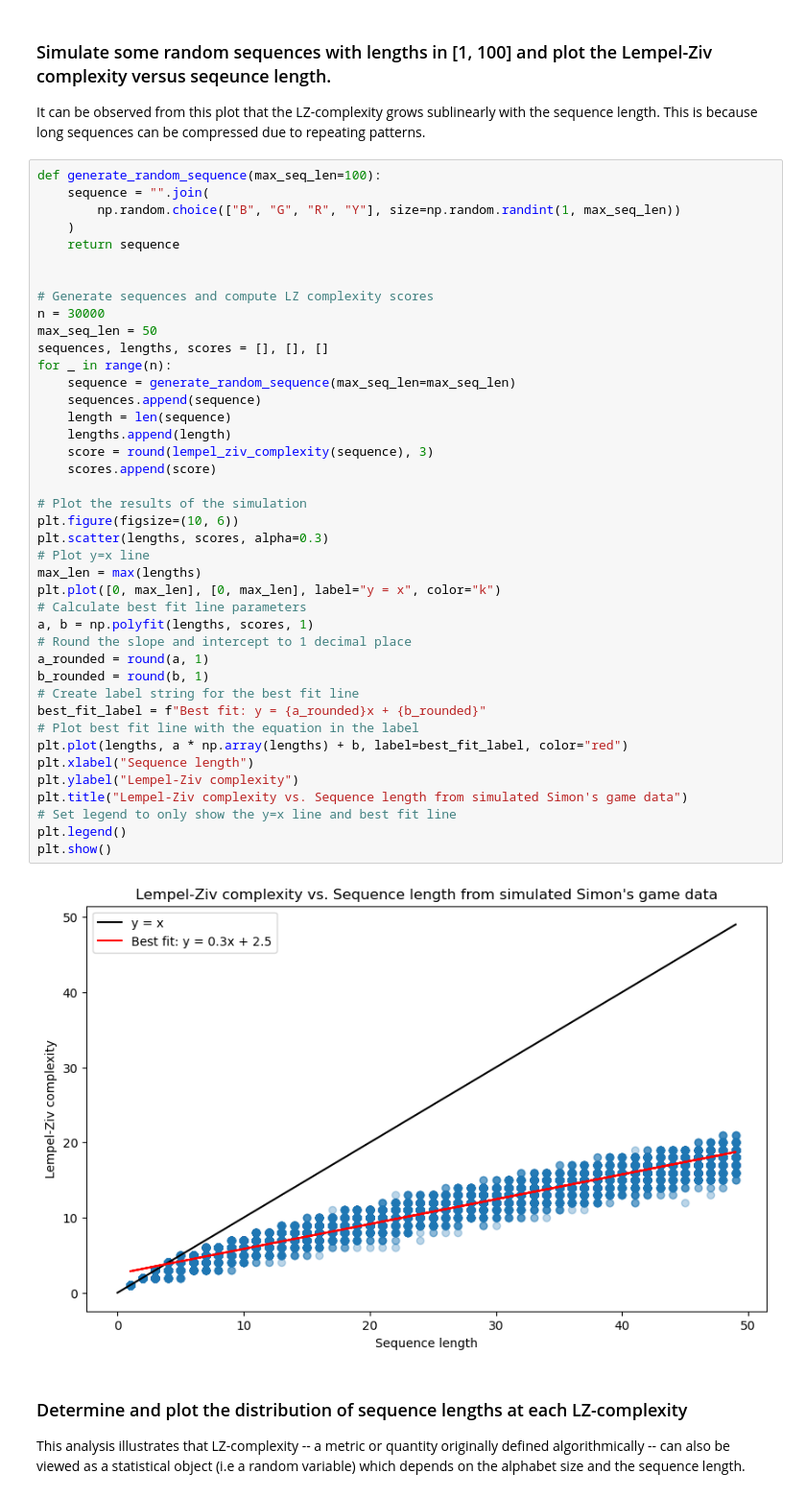
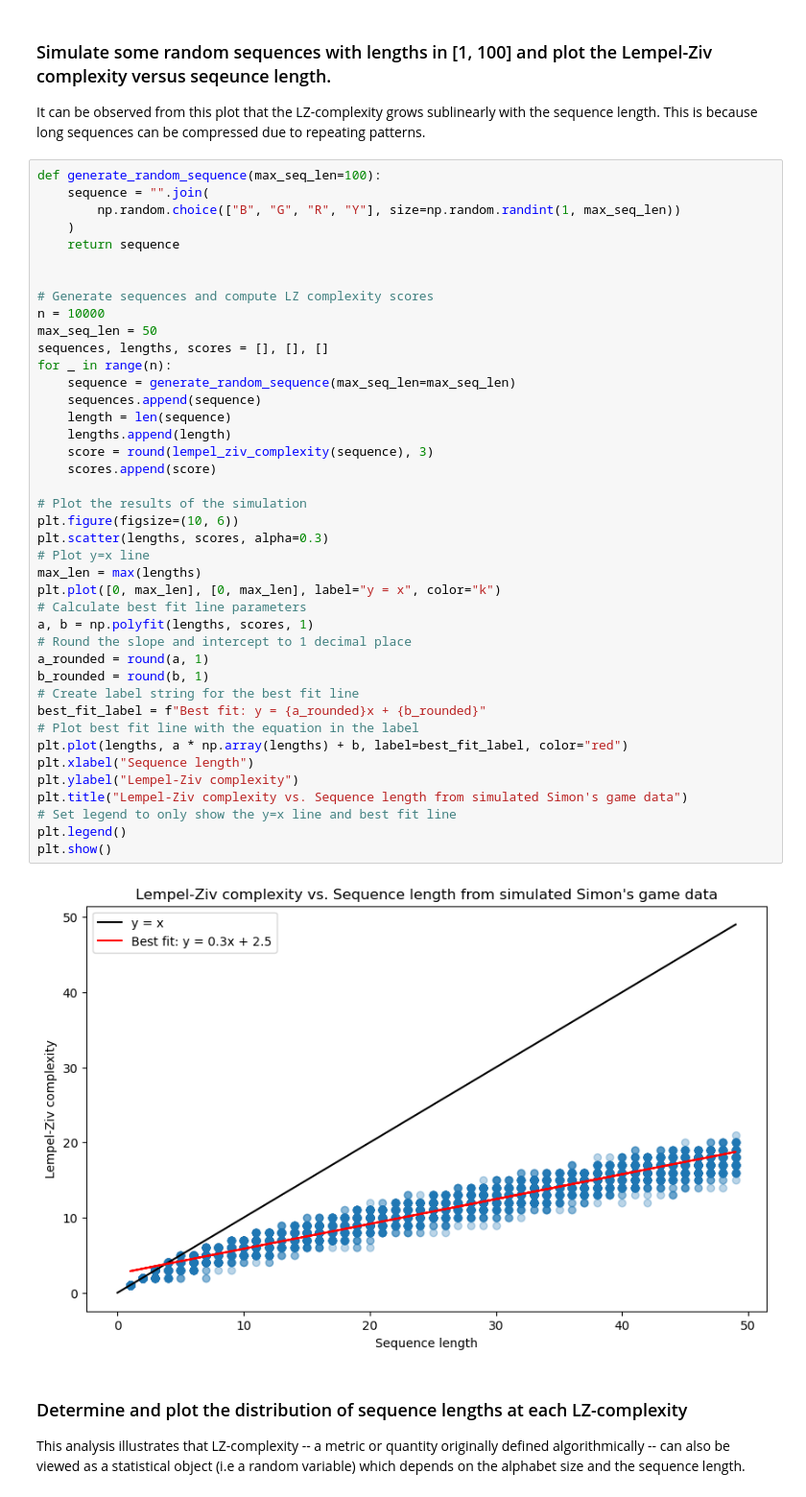
Before and after one commit to qsimeon/PSY1401Projects, a Jupyter notebook: final_project/LempelZivScheme.ipynb, the cells around one changed output. Shown at 96% size. Drawn from its saved outputs; the diff is of its cells as text.

```diff
--- a/final_project/LempelZivScheme.ipynb
+++ b/final_project/LempelZivScheme.ipynb
@@ -332,40 +332,40 @@ def generate_random_sequence(max_seq_len=100):
 
 
 # Generate sequences and compute LZ complexity scores
-n = 30000
+n = 10000
 max_seq_len = 50
 sequences, lengths, scores = [], [], []
 for _ in range(n):
     sequence = generate_random_sequence(max_seq_len=max_seq_len)
     sequences.append(sequence)
     length = len(sequence)
     lengths.append(length)
     score = round(lempel_ziv_complexity(sequence), 3)
     scores.append(score)
 
 # Plot the results of the simulation
 plt.figure(figsize=(10, 6))
 plt.scatter(lengths, scores, alpha=0.3)
 # Plot y=x line
 max_len = max(lengths)
 plt.plot([0, max_len], [0, max_len], label="y = x", color="k")
 # Calculate best fit line parameters
 a, b = np.polyfit(lengths, scores, 1)
 # Round the slope and intercept to 1 decimal place
 a_rounded = round(a, 1)
 b_rounded = round(b, 1)
 # Create label string for the best fit line
 best_fit_label = f"Best fit: y = {a_rounded}x + {b_rounded}"
 # Plot best fit line with the equation in the label
 plt.plot(lengths, a * np.array(lengths) + b, label=best_fit_label, color="red")
 plt.xlabel("Sequence length")
 plt.ylabel("Lempel-Ziv complexity")
 plt.title("Lempel-Ziv complexity vs. Sequence length from simulated Simon's game data")
 # Set legend to only show the y=x line and best fit line
 plt.legend()
 plt.show()
 # %% [output]
-[figure, old version]
+[figure, new version]
 # %% [markdown]
 ### Determine and plot the distribution of sequence lengths at each LZ-complexity
 
```
Also changed, not shown: parts of 4 cells of this notebook, 1 other file.
